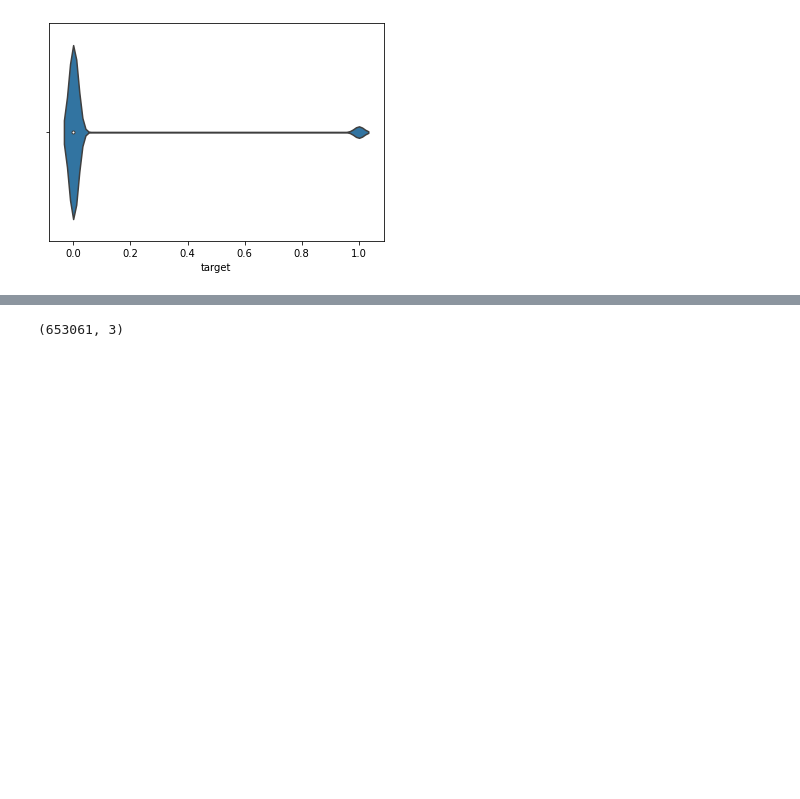
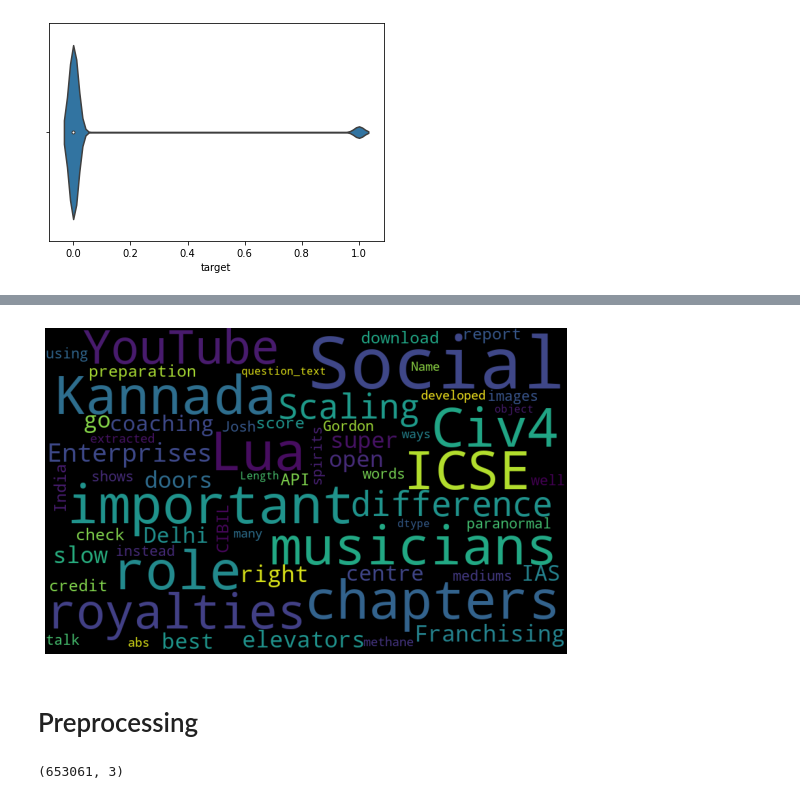
Before and after one commit to ManiNandadeep/AskRedditTrollDetection, a Jupyter notebook: troll_detector2.ipynb, the cells around one changed output, grey strips where cells are left out. Saved outputs shown, nothing was run; the diff lists cells and outputs as text; code cells hidden in the pictures; blank space fills up the shorter version.

```diff
--- a/troll_detector2.ipynb
+++ b/troll_detector2.ipynb
@@ -80,3 +98,14 @@ sns.violinplot(x="target", data=train_df, hue="target")
+# %%
+from wordcloud import WordCloud
+# create a word cloud using train_Df
+word_cloud = WordCloud(width=800, height=500, random_state=25, max_font_size=110).generate(str(train_df['question_text']))
+plt.imshow(word_cloud)
+plt.axis('off')
+plt.show()
+# %% [output]
+[figure, added]
+# %% [markdown]
+# Preprocessing
 # %%
 # create a preprocessing class
 class Preprocessor:
```
Also changed, not shown: parts of 5 cells of this notebook.
